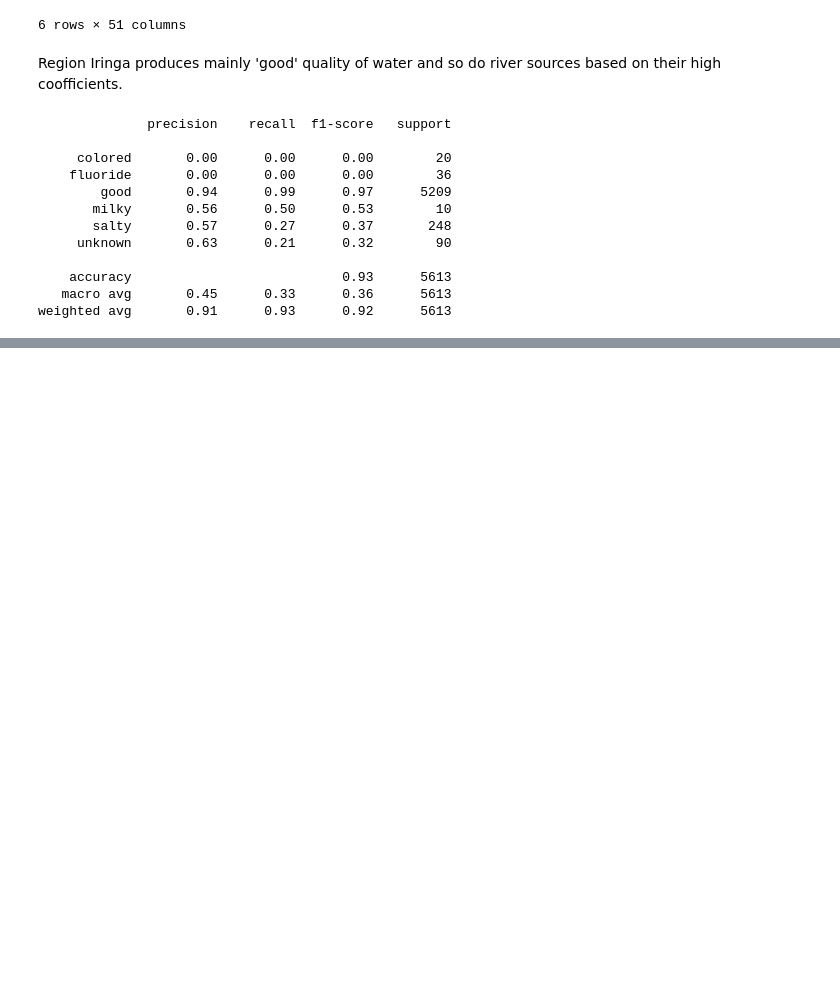
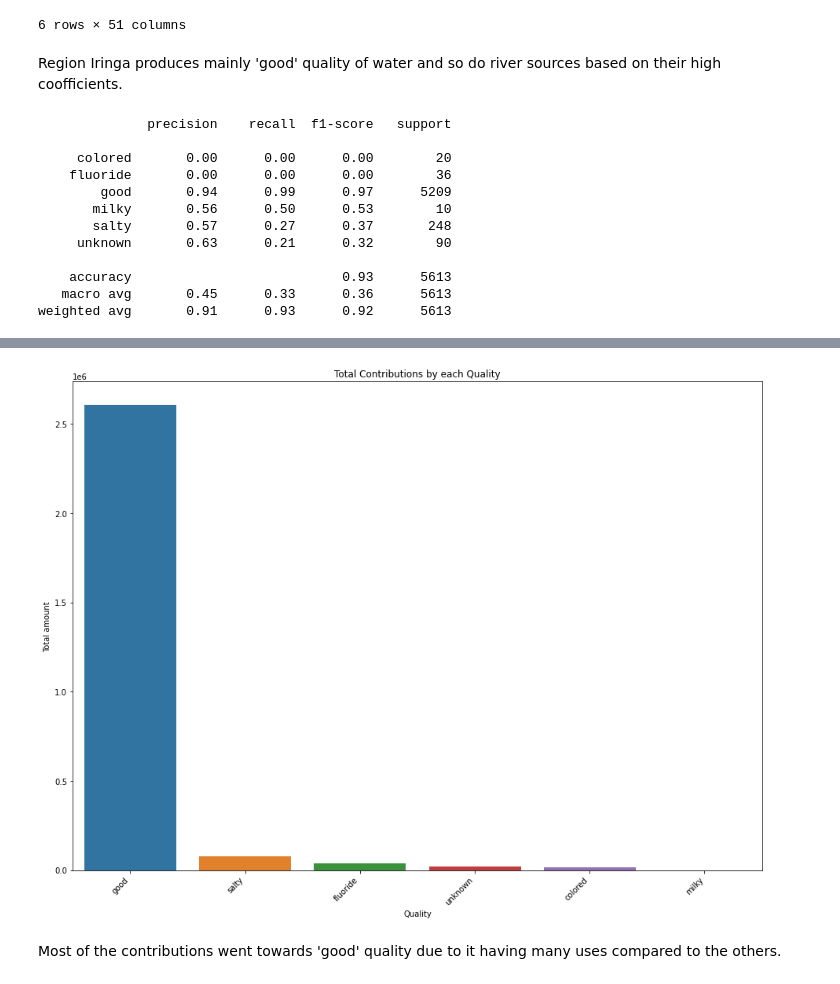
Before and after one commit to kyalomutiso/Tanzanian-Water-Wells, a Jupyter notebook: index.ipynb, the cells around one changed output, grey strips where cells are left out. Saved outputs shown, nothing was run; the diff lists cells and outputs as text; code cells hidden in the pictures; blank space fills up the shorter version.

```diff
--- a/index.ipynb
+++ b/index.ipynb
@@ -371,0 +416,3 @@ Most of the data has good water thus has high difference between the othe qualit
+# %%
+quality_totals = df.groupby("quality_group",as_index = False)["amount_tsh"].sum()
+quality_totals
@@ -371,0 +427,15 @@ Most of the data has good water thus has high difference between the othe qualit
+# %%
+plt.figure(figsize=(13,10))
+sns.barplot(data=quality_totals.sort_values("amount_tsh",ascending= False).head(10),
+            x="quality_group",
+            y="amount_tsh")
+plt.title("Total Contributions by each Quality")
+plt.ylabel("Total amount")
+plt.xlabel("Quality")
+plt.xticks(rotation=45, ha='right')
+plt.tight_layout()
+plt.show()
+# %% [output]
+[figure, added]
+# %% [markdown]
+Most of the contributions went towards 'good' quality due to it having many uses compared to the others.
```
Also changed, not shown: parts of 23 cells of this notebook.
